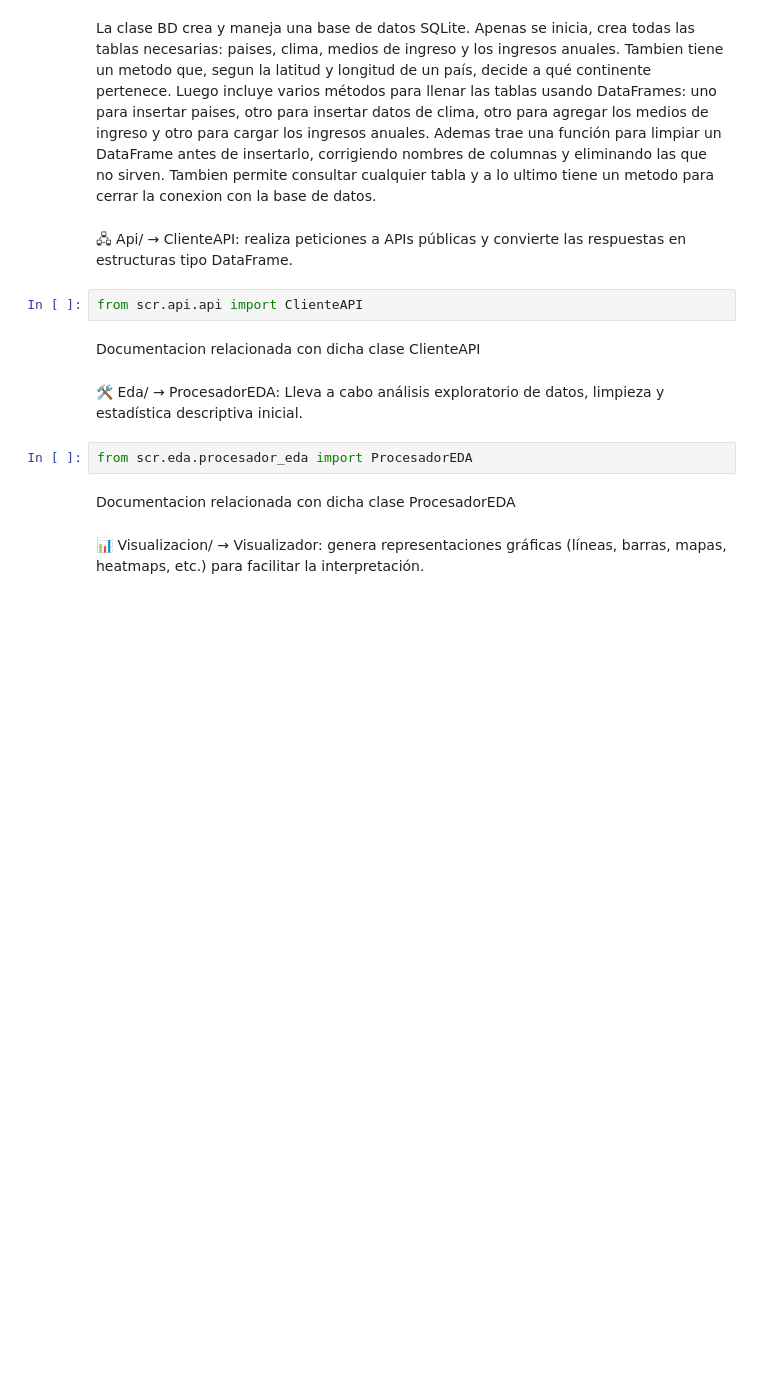
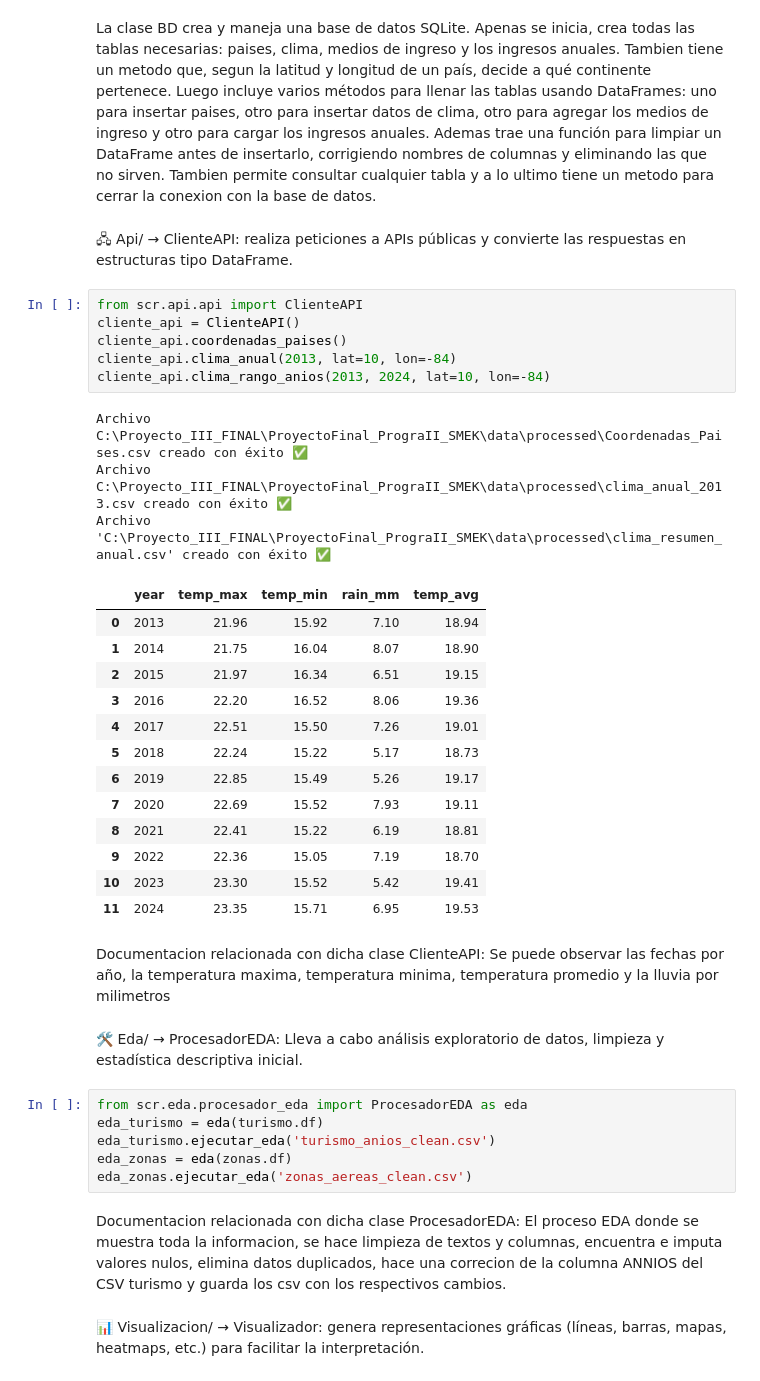
Before and after one commit to SharonOG23/ProyectoFinal_PrograII_SMEK, a Jupyter notebook: notebooks/exploracion_inicial.ipynb, the cells around one changed output. Drawn from its saved outputs; the diff is of its cells as text; blank space fills up the shorter version.

Commit message:
NOTEBOOK ACTU
feat: Se agrega actualizacion al notebook de las clases ClienteAPI y EDA

```diff
--- a/notebooks/exploracion_inicial.ipynb
+++ b/notebooks/exploracion_inicial.ipynb
@@ -36,14 +36,40 @@ Tambien permite consultar cualquier tabla y a lo ultimo tiene un metodo para cer
 🖧 Api/ → ClienteAPI: realiza peticiones a APIs públicas y convierte las respuestas en estructuras tipo DataFrame.
 # %%
 from scr.api.api import ClienteAPI
+cliente_api = ClienteAPI()
+cliente_api.coordenadas_paises()
+cliente_api.clima_anual(2013, lat=10, lon=-84)
+cliente_api.clima_rango_anios(2013, 2024, lat=10, lon=-84)
+# %% [output]
+Archivo C:\Proyecto_III_FINAL\ProyectoFinal_PrograII_SMEK\data\processed\Coordenadas_Paises.csv creado con éxito ✅
+Archivo C:\Proyecto_III_FINAL\ProyectoFinal_PrograII_SMEK\data\processed\clima_anual_2013.csv creado con éxito ✅
+Archivo 'C:\Proyecto_III_FINAL\ProyectoFinal_PrograII_SMEK\data\processed\clima_resumen_anual.csv' creado con éxito ✅
+|  | year | temp_max | temp_min | rain_mm | temp_avg |
+| 0 | 2013 | 21.96 | 15.92 | 7.10 | 18.94 |
+| 1 | 2014 | 21.75 | 16.04 | 8.07 | 18.90 |
+| 2 | 2015 | 21.97 | 16.34 | 6.51 | 19.15 |
+| 3 | 2016 | 22.20 | 16.52 | 8.06 | 19.36 |
+| 4 | 2017 | 22.51 | 15.50 | 7.26 | 19.01 |
+| 5 | 2018 | 22.24 | 15.22 | 5.17 | 18.73 |
+| 6 | 2019 | 22.85 | 15.49 | 5.26 | 19.17 |
+| 7 | 2020 | 22.69 | 15.52 | 7.93 | 19.11 |
+| 8 | 2021 | 22.41 | 15.22 | 6.19 | 18.81 |
+| 9 | 2022 | 22.36 | 15.05 | 7.19 | 18.70 |
+| 10 | 2023 | 23.30 | 15.52 | 5.42 | 19.41 |
+| 11 | 2024 | 23.35 | 15.71 | 6.95 | 19.53 |
 # %% [markdown]
-Documentacion relacionada con dicha clase ClienteAPI
+Documentacion relacionada con dicha clase ClienteAPI:
+Se puede observar las fechas por año, la temperatura maxima, temperatura minima, temperatura promedio y la lluvia por milimetros
 # %% [markdown]
 🛠️ Eda/ → ProcesadorEDA: Lleva a cabo análisis exploratorio de datos, limpieza y estadística descriptiva inicial.
 # %%
-from scr.eda.procesador_eda import ProcesadorEDA
+from scr.eda.procesador_eda import ProcesadorEDA as eda
+eda_turismo = eda(turismo.df)
+eda_turismo.ejecutar_eda('turismo_anios_clean.csv')
+eda_zonas = eda(zonas.df)
+eda_zonas.ejecutar_eda('zonas_aereas_clean.csv')
 # %% [markdown]
-Documentacion relacionada con dicha clase ProcesadorEDA
+Documentacion relacionada con dicha clase ProcesadorEDA: El proceso EDA donde se muestra toda la informacion, se hace limpieza de textos y columnas, encuentra e imputa valores nulos, elimina datos duplicados, hace una correcion de la columna ANNIOS del CSV turismo y guarda los csv con los respectivos cambios.
 # %% [markdown]
 📊 Visualizacion/ → Visualizador: genera representaciones gráficas (líneas, barras, mapas, heatmaps, etc.) para facilitar la interpretación.
 # %%
```
